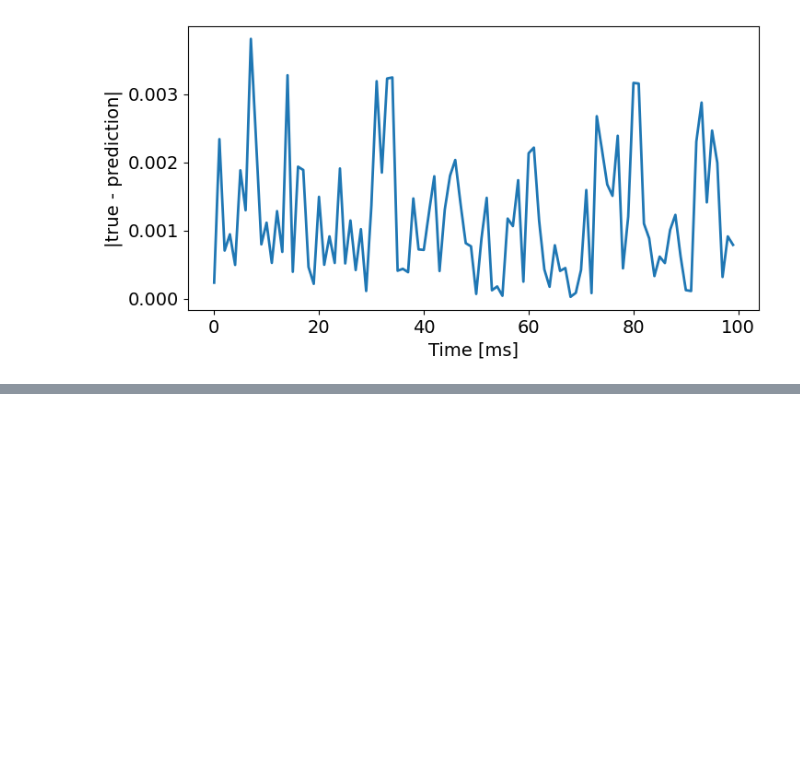
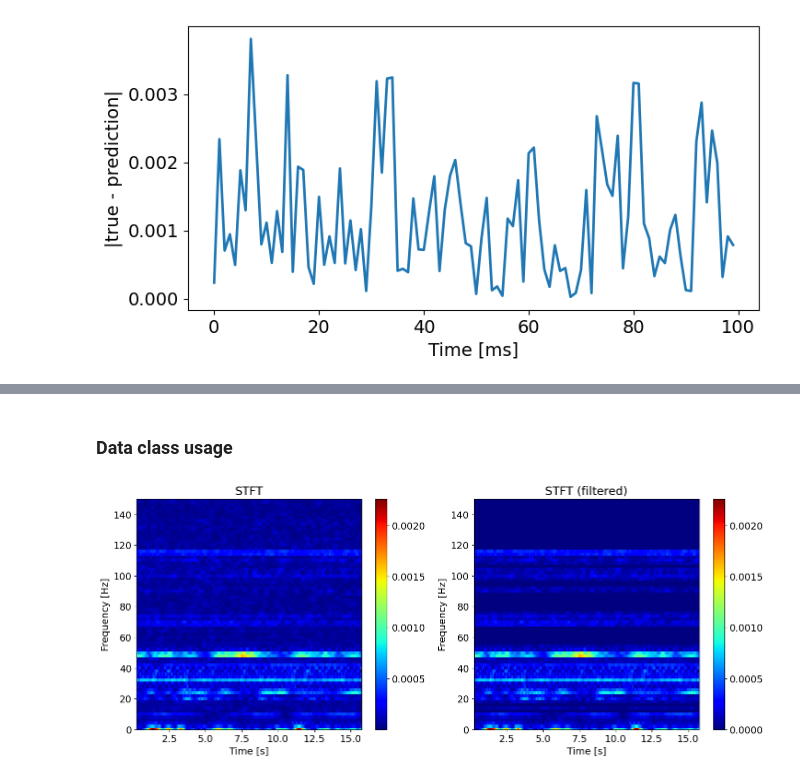
Before and after one commit to maxbalrog/laser-jitter, a Jupyter notebook: usage.ipynb, the cells around one changed output, grey strips where cells are left out. Cells and saved outputs as stored; diff of their text form; code cells hidden in the pictures; blank space fills up the shorter version.

Commit message:
Update usage notebook

```diff
--- a/usage.ipynb
+++ b/usage.ipynb
@@ -345,0 +353,2 @@ rms          : 0.001492308605604865
+# %% [markdown]
+### Data class usage
@@ -345,0 +388,25 @@ rms          : 0.001492308605604865
+# %%
+# take a look at the spectrogram and its filtered version (some of the bands are
+# zeroed out)
+t, freq, spectrum = series_class.t, series_class.freq, series_class.train_stft
+spectrum_filt = series_class.train_stft_filt
+
+plt.figure(figsize=(16,6))
+plt.subplot(121)
+plt.pcolormesh(t, freq, np.abs(spectrum), cmap='jet')
+plt.xlabel('Time [s]')
+plt.ylabel('Frequency [Hz]')
+plt.colorbar()
+plt.ylim([0,150])
+plt.title('STFT')
+
+plt.subplot(122)
+plt.pcolormesh(t, freq, np.abs(spectrum_filt), cmap='jet')
+plt.colorbar()
+plt.xlabel('Time [s]')
+plt.ylabel('Frequency [Hz]')
+plt.ylim([0,150])
+plt.title('STFT (filtered)')
+plt.show()
+# %% [output]
+[figure, added]
```
Also changed, not shown: parts of 17 cells of this notebook, 2 other files.
